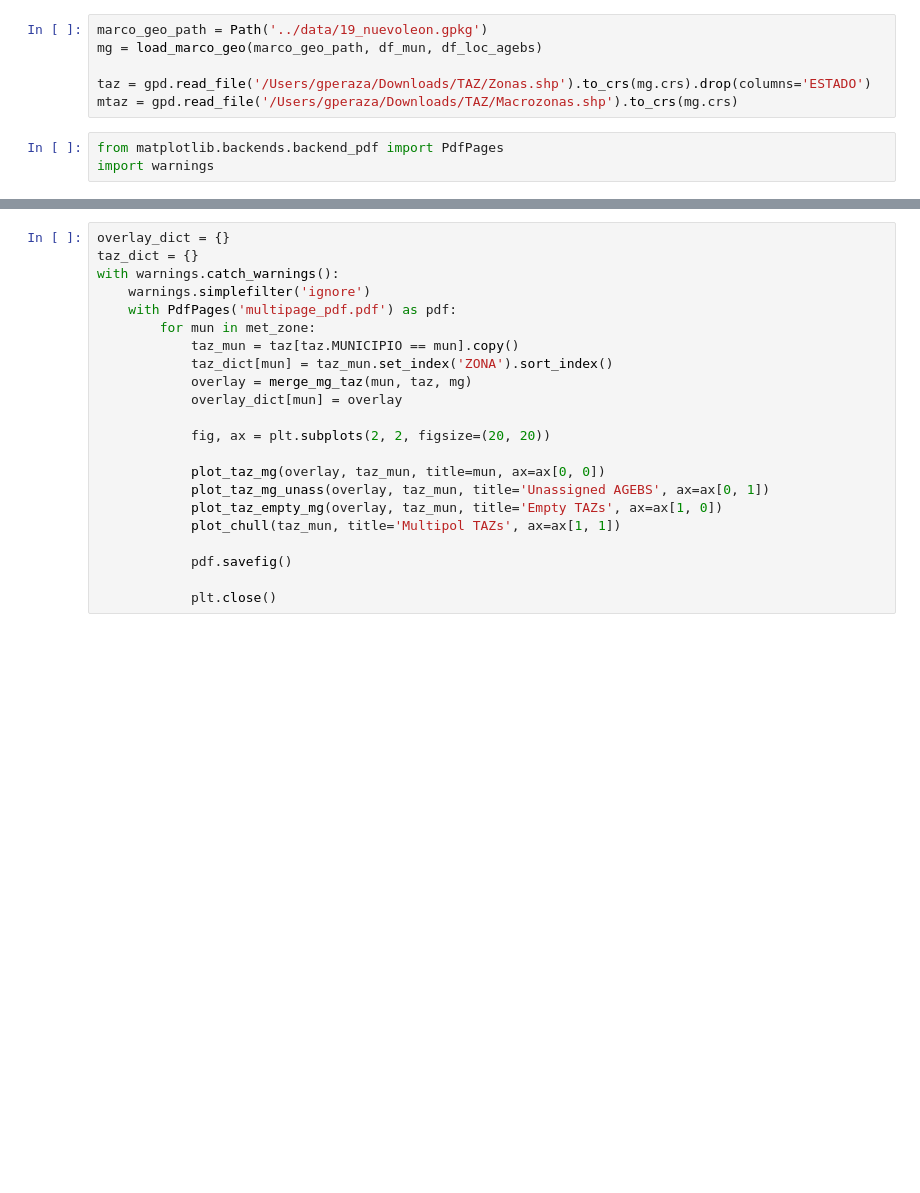
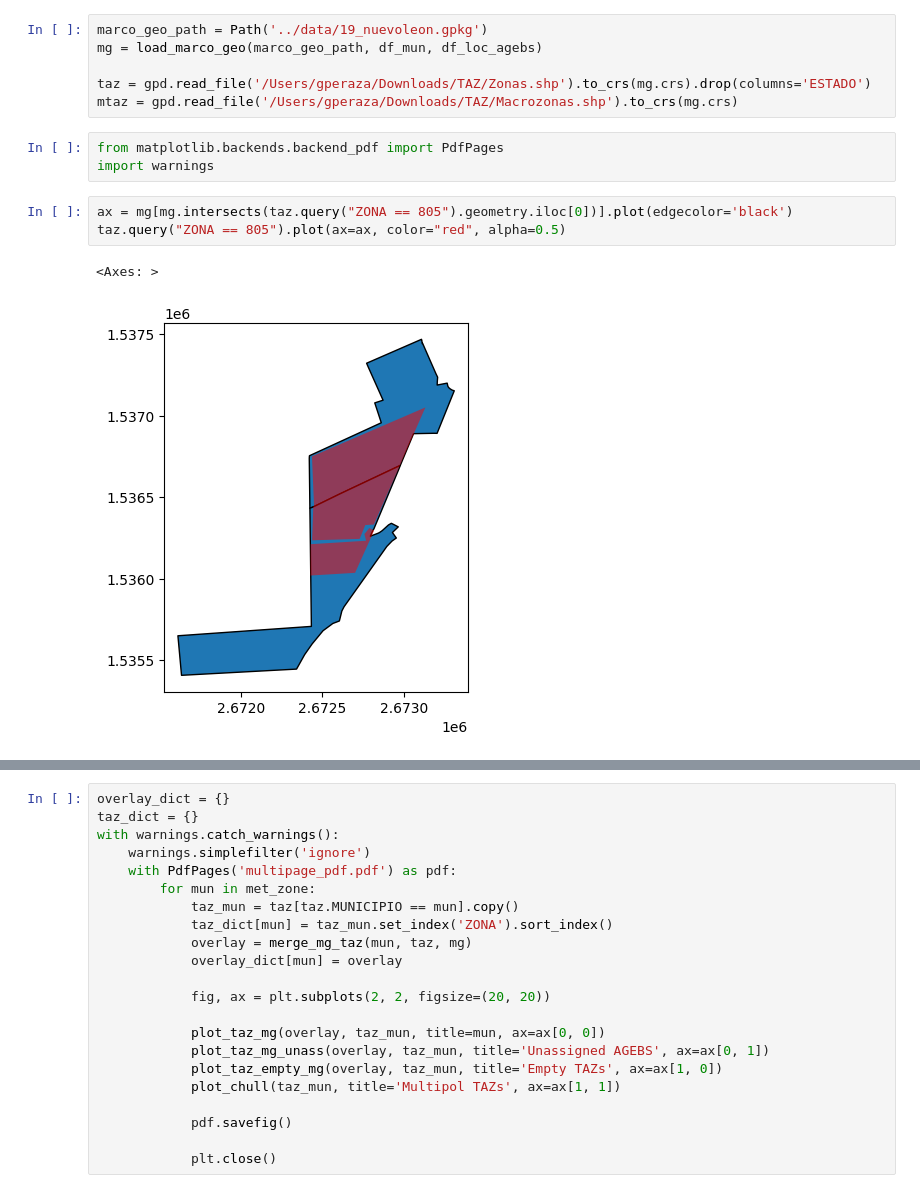
Before and after one commit to CentroFuturoCiudades/population-synthesis, a Jupyter notebook: notebooks/TAZ.ipynb, the cells around one changed output, grey strips where cells are left out. Saved outputs shown, nothing was run; the diff lists cells and outputs as text; blank space fills up the shorter version.

```diff
--- a/notebooks/TAZ.ipynb
+++ b/notebooks/TAZ.ipynb
@@ -53,3 +50,9 @@ mtaz = gpd.read_file('/Users/gperaza/Downloads/TAZ/Macrozonas.shp').to_crs(mg.cr
 # %%
 from matplotlib.backends.backend_pdf import PdfPages
 import warnings
+# %%
+ax = mg[mg.intersects(taz.query("ZONA == 805").geometry.iloc[0])].plot(edgecolor='black')
+taz.query("ZONA == 805").plot(ax=ax, color="red", alpha=0.5)
+# %% [output]
+<Axes: >
+[figure, added]
```
Also changed, not shown: parts of 7 cells of this notebook, 4 other files.
